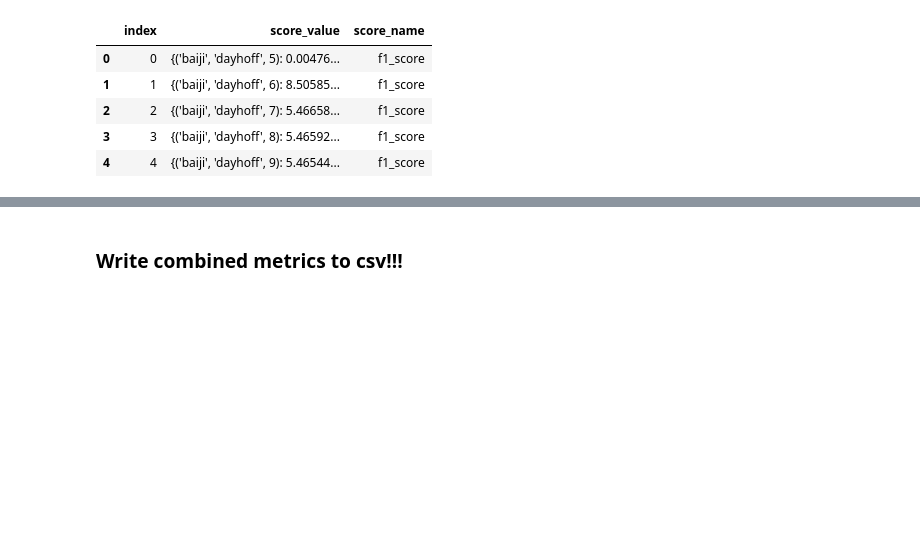
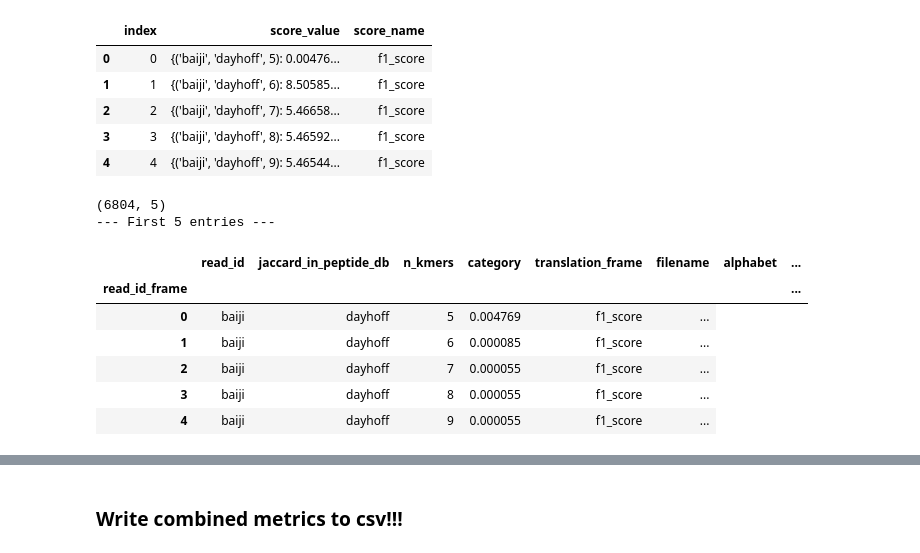
Before and after one commit to czbiohub-sf/scrnaseq-for-the-99-percent, a Jupyter notebook: notebooks/106_sklearn_metrics_human_qfo_busco_mammalia.ipynb, the cells around one changed output, grey strips where cells are left out. Drawn from its saved outputs; the diff is of its cells as text; code cells hidden in the pictures; blank space fills up the shorter version.

```diff
--- a/notebooks/106_sklearn_metrics_human_qfo_busco_mammalia.ipynb
+++ b/notebooks/106_sklearn_metrics_human_qfo_busco_mammalia.ipynb
@@ -431,3 +425,18 @@ Wall time: 6h 6min 4s
 | 2 | 2 | {('baiji', 'dayhoff', 7): 5.46658... | f1_score |
 | 3 | 3 | {('baiji', 'dayhoff', 8): 5.46592... | f1_score |
 | 4 | 4 | {('baiji', 'dayhoff', 9): 5.46544... | f1_score |
+# %%
+combined_scores = pd.concat([human_scores_for_metrics, mouse_scores_for_metrics])
+combined_scores = combined_scores.sort_index()
+print(combined_scores.shape)
+combined_scores.head()
+# %% [output]
+(6804, 5)
+--- First 5 entries ---
+|  | read_id | jaccard_in_peptide_db | n_kmers | category | translation_frame | filename | alphabet | ... |
+| read_id_frame |  |  |  |  |  |  |  | ... |
+| 0 | baiji | dayhoff | 5 | 0.004769 | f1_score | ... |
+| 1 | baiji | dayhoff | 6 | 0.000085 | f1_score | ... |
+| 2 | baiji | dayhoff | 7 | 0.000055 | f1_score | ... |
+| 3 | baiji | dayhoff | 8 | 0.000055 | f1_score | ... |
+| 4 | baiji | dayhoff | 9 | 0.000055 | f1_score | ... |
```
Also changed, not shown: parts of 40 cells of this notebook, 2 other files.
